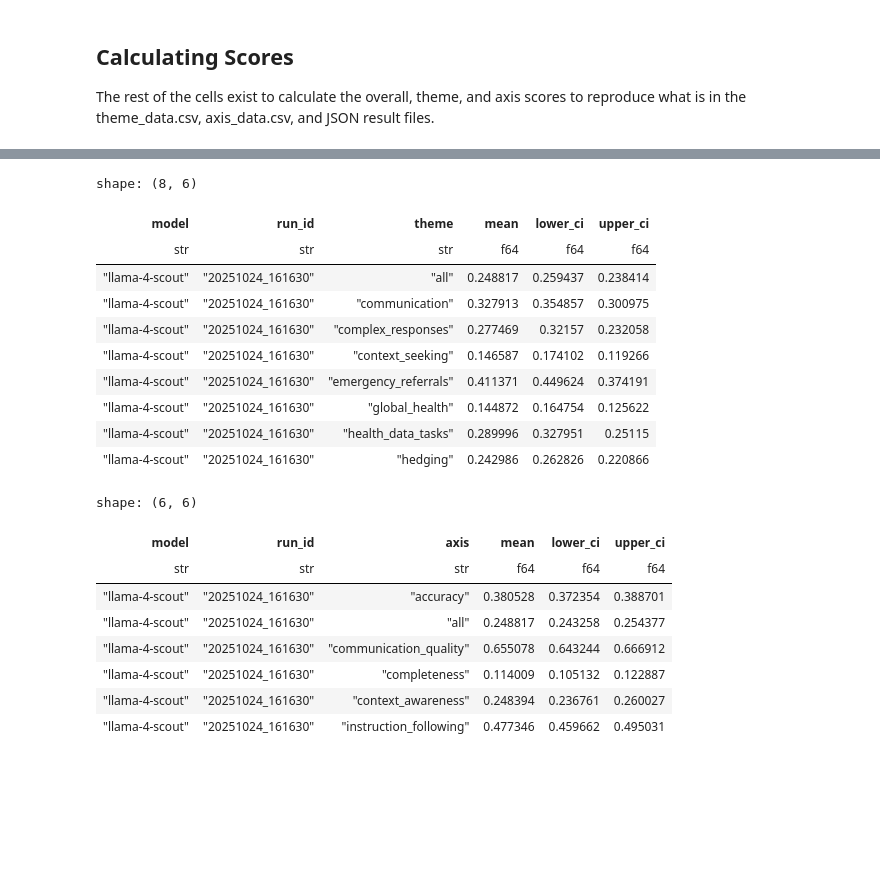
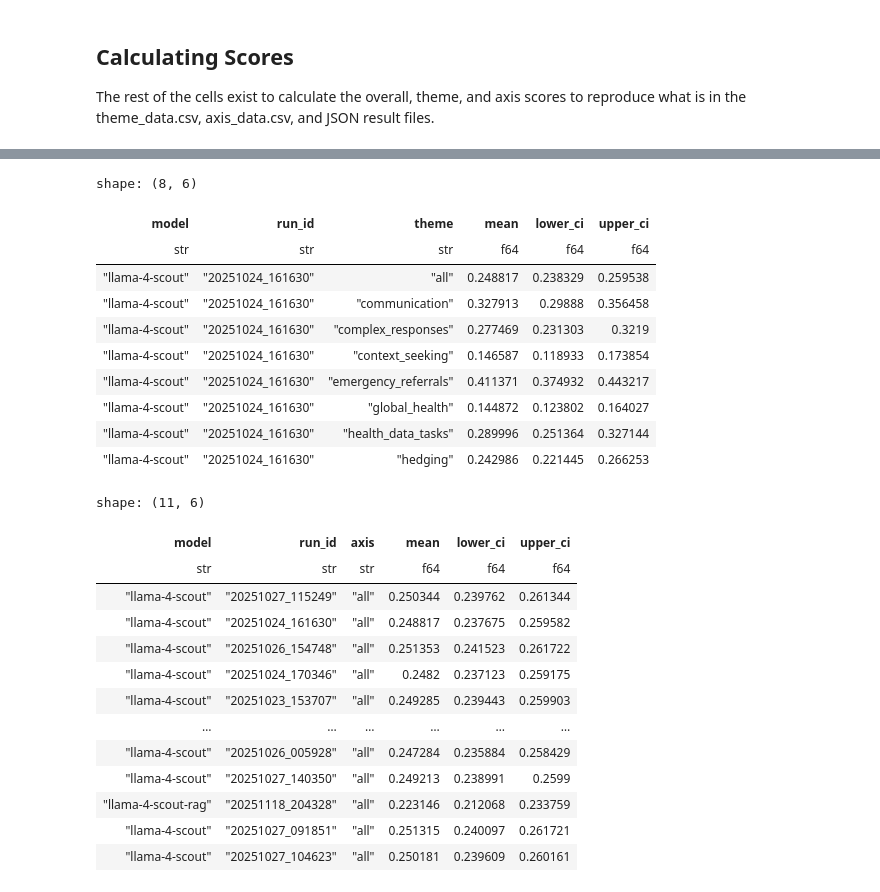
Before and after one commit to atroposhealth/healthbench_fork, a Jupyter notebook: results/result_extraction_conversation_level.ipynb, the cells around one changed output, grey strips where cells are left out. Drawn from its saved outputs; the diff is of its cells as text; code cells hidden in the pictures; blank space fills up the shorter version.

```diff
--- a/results/result_extraction_conversation_level.ipynb
+++ b/results/result_extraction_conversation_level.ipynb
@@ -42,6 +44,8 @@ results_dirs = [
     Path("328b8ce1d49f3834a8d91db014ca8de3e95e77f8/llama-3.3"),
     Path("9252fc34f9bc391262e8b71138ee3b86e7d0ad7a/o3"),
     Path("9eb82b46b5ef7faf6ec102a989421543e84d4228/llama-3.1-8b"),
+    Path("66a515a50edfaa2c8f21674d4141a124b50ef286/llama-4-maverick-rag"),
+    Path("66a515a50edfaa2c8f21674d4141a124b50ef286/llama-4-scout-rag"),
 ]
 result_files = []
 for path in results_dirs:
@@ -127,7 +134,7 @@ The rest of the cells exist to calculate the overall, theme, and axis scores to
 def get_mean_and_confidence_intervals(scores: pl.Series) -> dict:
     scores_np = scores.to_numpy()
     mean = np.clip(np.mean(scores_np), 0, 1).item()
-    upper, lower = np.percentile(
+    lower, upper = np.percentile(
         [np.mean(np.random.choice(scores_np, len(scores_np))) for _ in range(1000)],
         [2.5, 97.5],
     )
@@ -199,14 +206,14 @@ theme_results.filter(
 shape: (8, 6)
 | model | run_id | theme | mean | lower_ci | upper_ci |
 | str | str | str | f64 | f64 | f64 |
-| "llama-4-scout" | "20251024_161630" | "all" | 0.248817 | 0.259437 | 0.238414 |
-| "llama-4-scout" | "20251024_161630" | "communication" | 0.327913 | 0.354857 | 0.300975 |
-| "llama-4-scout" | "20251024_161630" | "complex_responses" | 0.277469 | 0.32157 | 0.232058 |
-| "llama-4-scout" | "20251024_161630" | "context_seeking" | 0.146587 | 0.174102 | 0.119266 |
-| "llama-4-scout" | "20251024_161630" | "emergency_referrals" | 0.411371 | 0.449624 | 0.374191 |
-| "llama-4-scout" | "20251024_161630" | "global_health" | 0.144872 | 0.164754 | 0.125622 |
-| "llama-4-scout" | "20251024_161630" | "health_data_tasks" | 0.289996 | 0.327951 | 0.25115 |
-| "llama-4-scout" | "20251024_161630" | "hedging" | 0.242986 | 0.262826 | 0.220866 |
+| "llama-4-scout" | "20251024_161630" | "all" | 0.248817 | 0.238329 | 0.259538 |
+| "llama-4-scout" | "20251024_161630" | "communication" | 0.327913 | 0.29888 | 0.356458 |
+| "llama-4-scout" | "20251024_161630" | "complex_responses" | 0.277469 | 0.231303 | 0.3219 |
+| "llama-4-scout" | "20251024_161630" | "context_seeking" | 0.146587 | 0.118933 | 0.173854 |
+| "llama-4-scout" | "20251024_161630" | "emergency_referrals" | 0.411371 | 0.374932 | 0.443217 |
+| "llama-4-scout" | "20251024_161630" | "global_health" | 0.144872 | 0.123802 | 0.164027 |
+| "llama-4-scout" | "20251024_161630" | "health_data_tasks" | 0.289996 | 0.251364 | 0.327144 |
+| "llama-4-scout" | "20251024_161630" | "hedging" | 0.242986 | 0.221445 | 0.266253 |
 # %%
 axis_results = (
     conversation_results.vstack(
@@ -253,18 +260,24 @@ axis_results = (
 )
 # %%
 axis_results.filter(
-    (pl.col("model") == "llama-4-scout") & (pl.col("run_id") == "20251024_161630")
+    ((pl.col("model") == "llama-4-scout") | (pl.col("model") == "llama-4-scout-rag"))
+    & (pl.col("axis") == "all")
 ).sort("axis")
 # %% [output]
-shape: (6, 6)
+shape: (11, 6)
 | model | run_id | axis | mean | lower_ci | upper_ci |
 | str | str | str | f64 | f64 | f64 |
-| "llama-4-scout" | "20251024_161630" | "accuracy" | 0.380528 | 0.372354 | 0.388701 |
-| "llama-4-scout" | "20251024_161630" | "all" | 0.248817 | 0.243258 | 0.254377 |
-| "llama-4-scout" | "20251024_161630" | "communication_quality" | 0.655078 | 0.643244 | 0.666912 |
-| "llama-4-scout" | "20251024_161630" | "completeness" | 0.114009 | 0.105132 | 0.122887 |
-| "llama-4-scout" | "20251024_161630" | "context_awareness" | 0.248394 | 0.236761 | 0.260027 |
-| "llama-4-scout" | "20251024_161630" | "instruction_following" | 0.477346 | 0.459662 | 0.495031 |
+| "llama-4-scout" | "20251027_115249" | "all" | 0.250344 | 0.239762 | 0.261344 |
+| "llama-4-scout" | "20251024_161630" | "all" | 0.248817 | 0.237675 | 0.259582 |
+| "llama-4-scout" | "20251026_154748" | "all" | 0.251353 | 0.241523 | 0.261722 |
+| "llama-4-scout" | "20251024_170346" | "all" | 0.2482 | 0.237123 | 0.259175 |
+| "llama-4-scout" | "20251023_153707" | "all" | 0.249285 | 0.239443 | 0.259903 |
+| … | … | … | … | … | … |
+| "llama-4-scout" | "20251026_005928" | "all" | 0.247284 | 0.235884 | 0.258429 |
+| "llama-4-scout" | "20251027_140350" | "all" | 0.249213 | 0.238991 | 0.2599 |
+| "llama-4-scout-rag" | "20251118_204328" | "all" | 0.223146 | 0.212068 | 0.233759 |
+| "llama-4-scout" | "20251027_091851" | "all" | 0.251315 | 0.240097 | 0.261721 |
+| "llama-4-scout" | "20251027_104623" | "all" | 0.250181 | 0.239609 | 0.260161 |
 # %%
 combined = axis_results.select(
     "model",
```
Also changed, not shown: parts of 6 cells of this notebook, 8 other files.
